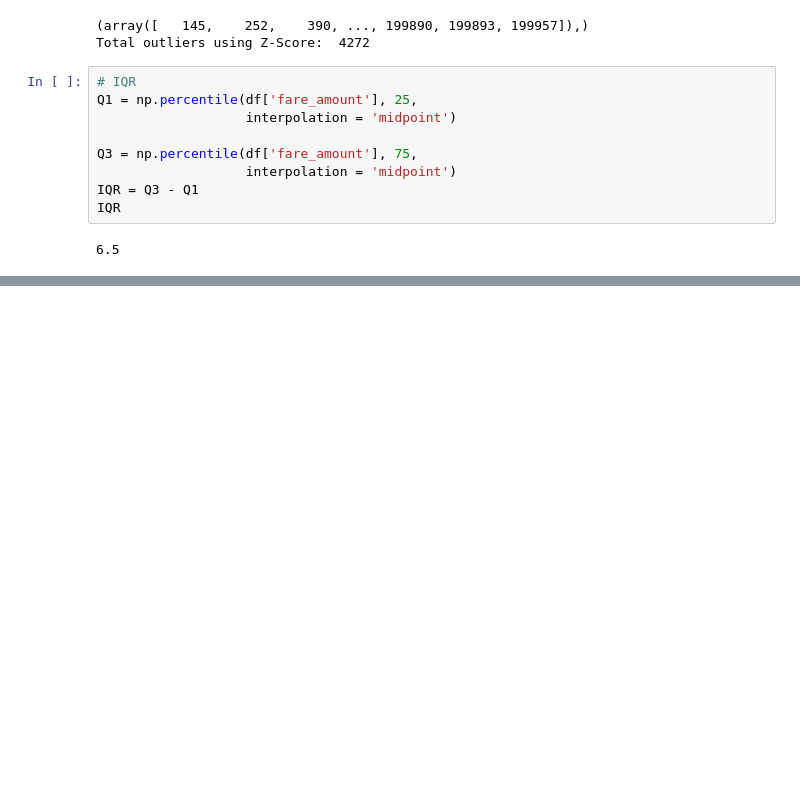
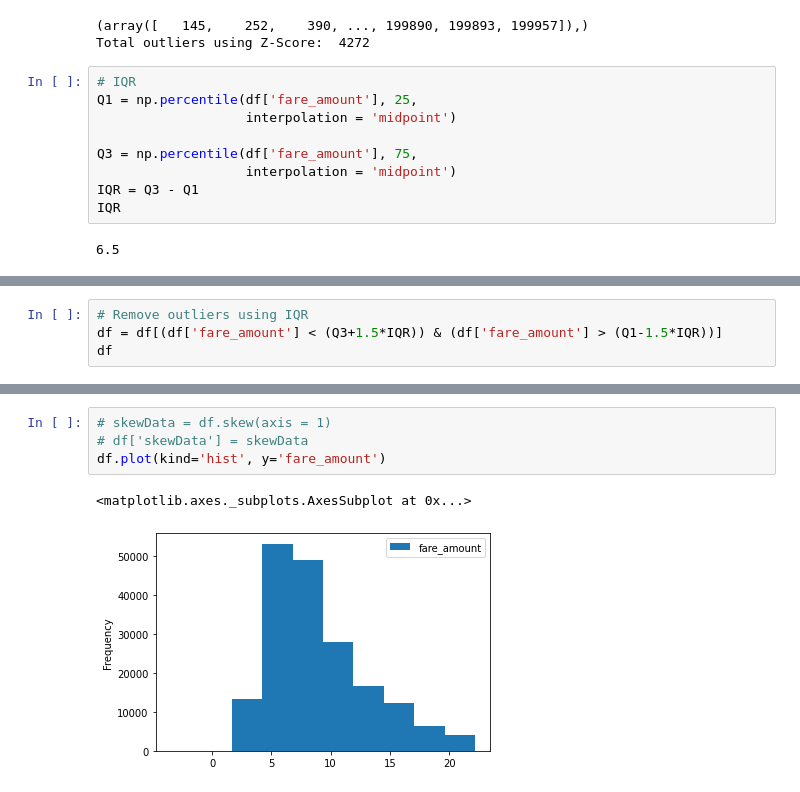
Before and after one commit to RohanDoshi21/PICT-TE-SEM6-DSBDAL, a Jupyter notebook: Assignment2.ipynb, the cells around one changed output, grey strips where cells are left out. Drawn from its saved outputs; the diff is of its cells as text; blank space fills up the shorter version.

```diff
--- a/Assignment2.ipynb
+++ b/Assignment2.ipynb
@@ -162,0 +187,4 @@ Lower bound: -3.75
+# %%
+# Remove outliers using IQR
+df = df[(df['fare_amount'] < (Q3+1.5*IQR)) & (df['fare_amount'] > (Q1-1.5*IQR))]
+df
@@ -162,0 +205,7 @@ Lower bound: -3.75
+# %%
+# skewData = df.skew(axis = 1)
+# df['skewData'] = skewData
+df.plot(kind='hist', y='fare_amount')
+# %% [output]
+<matplotlib.axes._subplots.AxesSubplot at 0x...>
+[figure, added]
```
Also changed, not shown: parts of 10 cells of this notebook.
